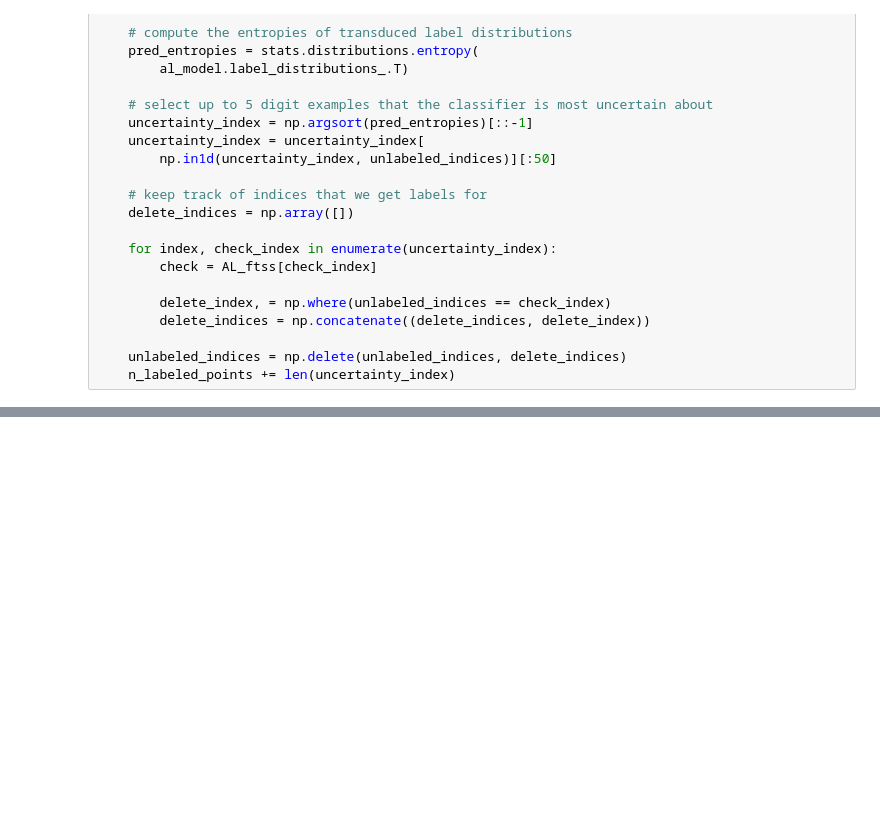
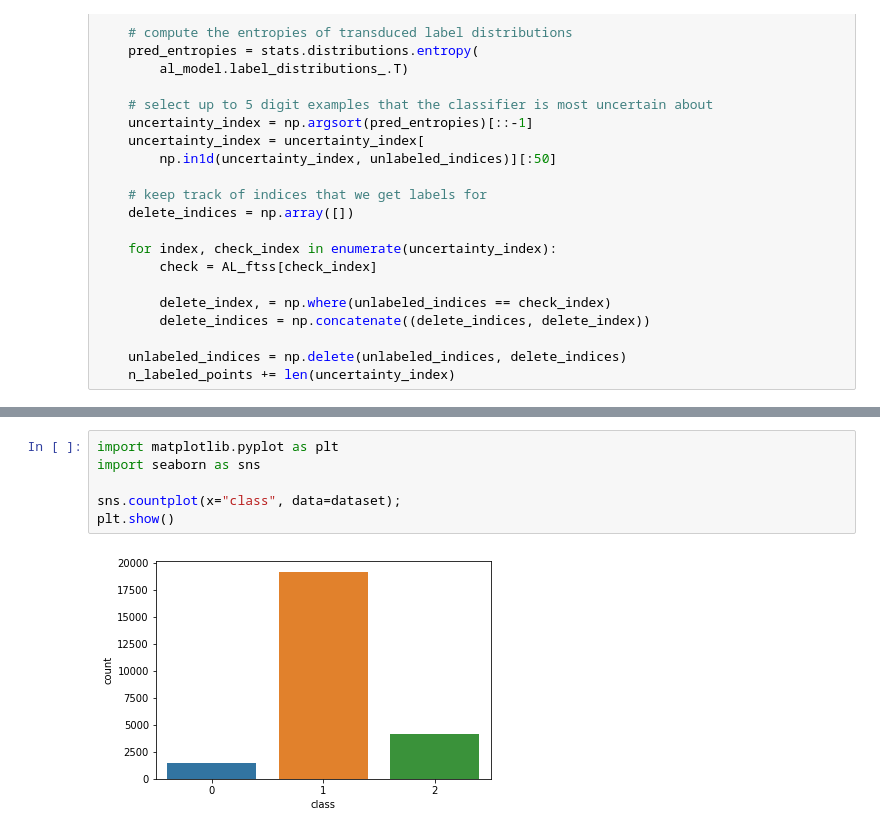
Before and after one commit to Mufa0/HateSpeechRecognition, a Jupyter notebook: HateSpeechRecognition.ipynb, the cells around one changed output, grey strips where cells are left out. Drawn from its saved outputs; the diff is of its cells as text; blank space fills up the shorter version.

```diff
--- a/HateSpeechRecognition.ipynb
+++ b/HateSpeechRecognition.ipynb
@@ -517,3 +500,11 @@ Label Spreading model: 2971 labeled & 19333 unlabeled (22304 total)
           2       0.52      0.38      0.44       412
 
 avg / total       0.76      0.78      0.77      2478
+# %%
+import matplotlib.pyplot as plt
+import seaborn as sns
+
+sns.countplot(x="class", data=dataset);
+plt.show()
+# %% [output]
+[figure, added]
```
Also changed, not shown: parts of 2 cells of this notebook, 8 other files.
